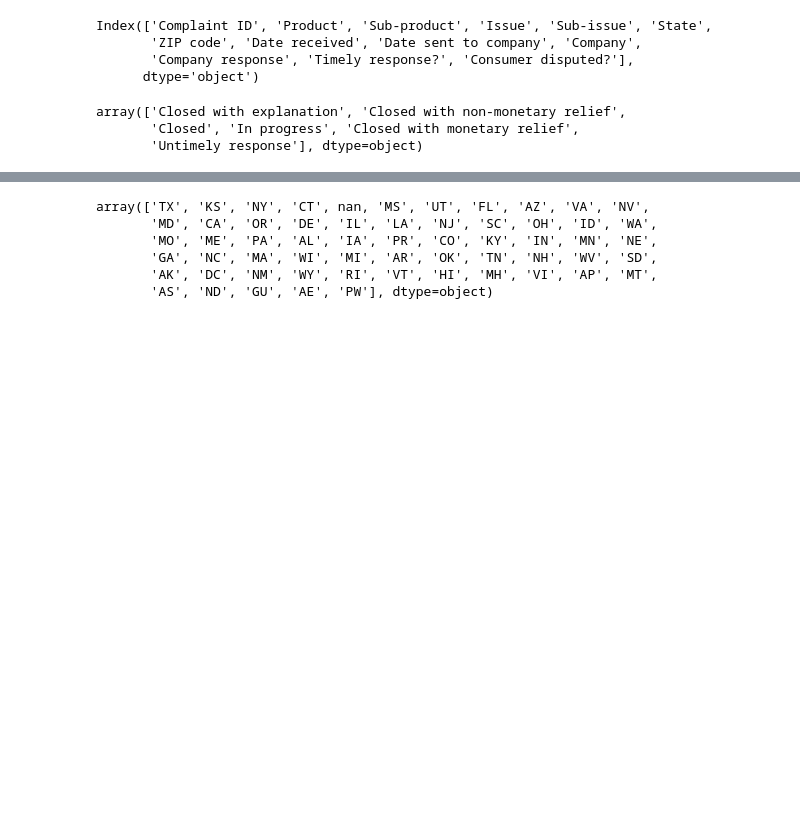
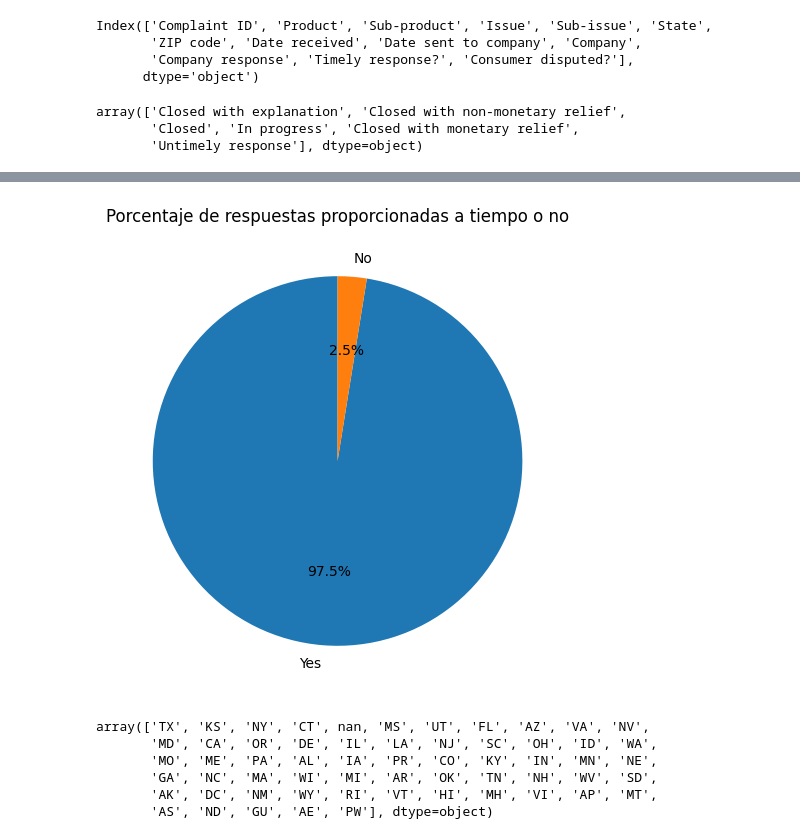
Before and after one commit to FernandoMoroC/Proyecto_Final_ML, a Jupyter notebook: notebooks/EDA.ipynb, the cells around one changed output, grey strips where cells are left out. Drawn from its saved outputs; the diff is of its cells as text; code cells hidden in the pictures; blank space fills up the shorter version.

```diff
--- a/notebooks/EDA.ipynb
+++ b/notebooks/EDA.ipynb
@@ -47,3 +44,13 @@ Processing column  13 / 13
+# %%
+percentage_of_timely_response = data["Timely response?"].value_counts()
+
+
+plt.figure(figsize=(6,6))
+plt.pie(percentage_of_timely_response, labels=percentage_of_timely_response.index, autopct='%1.1f%%', startangle=90)
+plt.title("Porcentaje de respuestas proporcionadas a tiempo o no")
+plt.show()
+# %% [output]
+[figure, added]
 # %%
 data["State"].unique()
 # %% [output]
```
Also changed, not shown: parts of 6 cells of this notebook, 7 other files.
